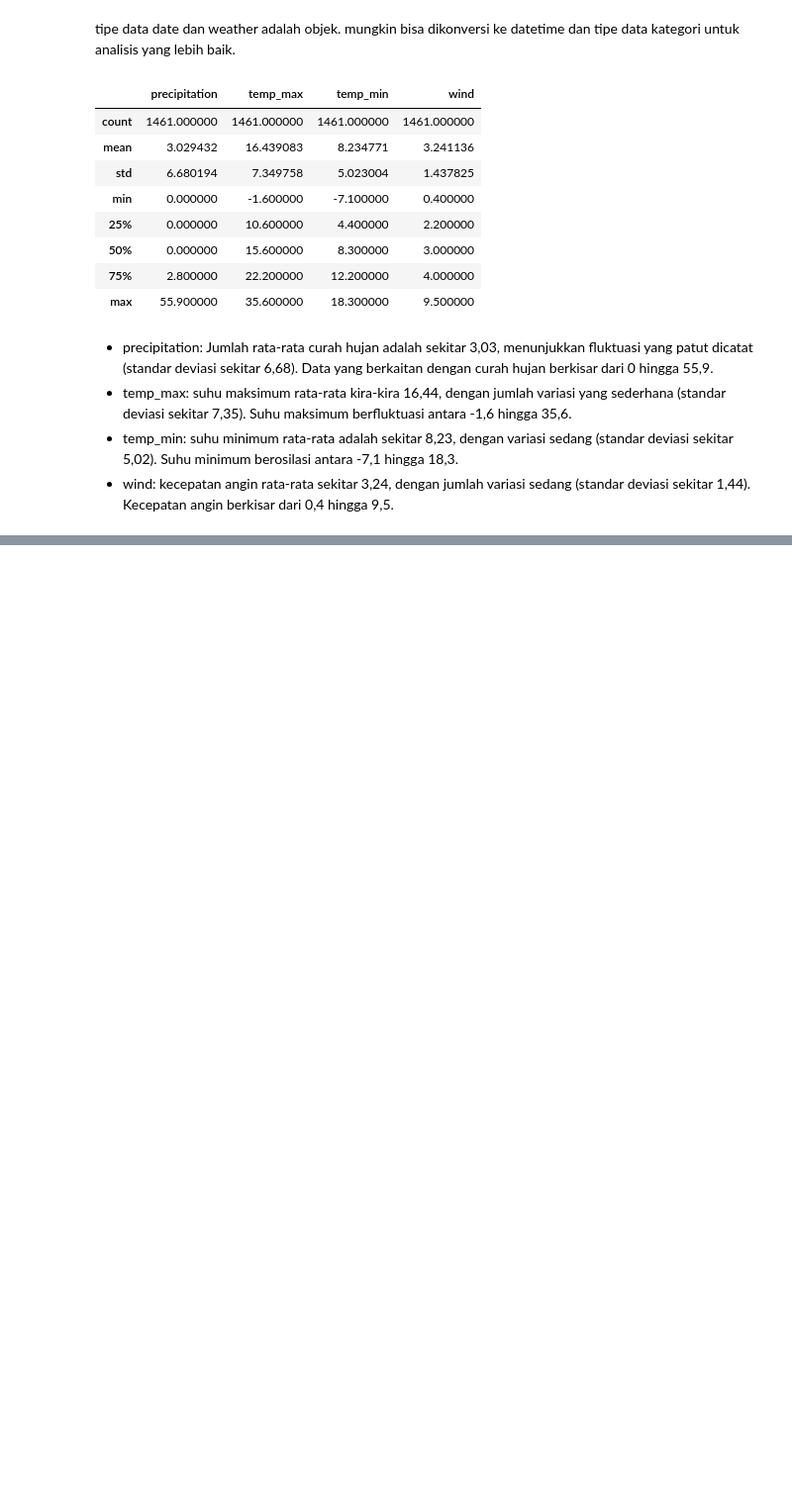
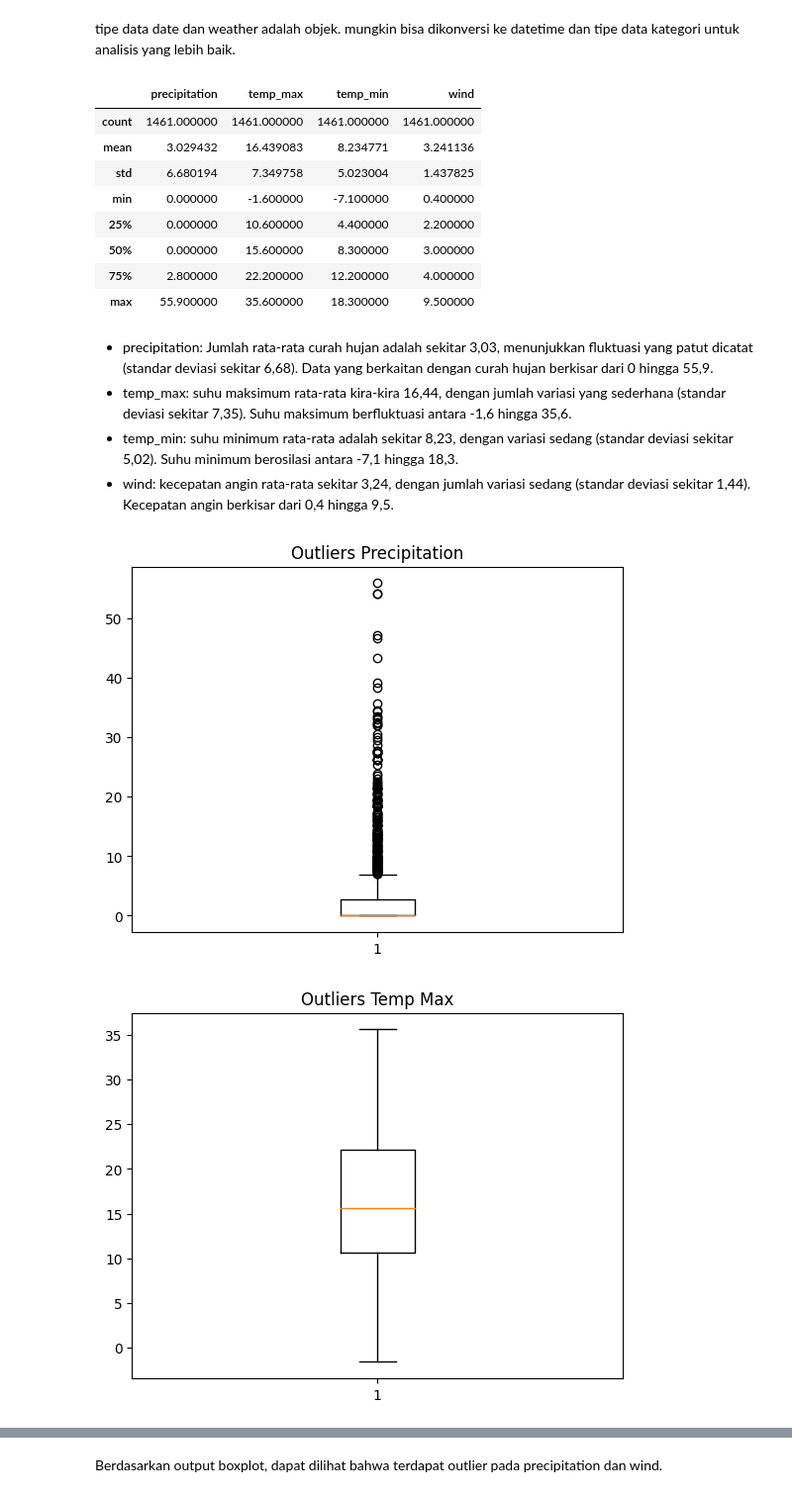
Before and after one commit to rezaldii/Diabetes-prediction, a Jupyter notebook: Weather-Prediction.ipynb, the cells around one changed output, grey strips where cells are left out. Shown: that part at 99% size. Drawn from its saved outputs; the diff is of its cells as text; code cells hidden in the pictures; blank space fills up the shorter version.

```diff
--- a/Weather-Prediction.ipynb
+++ b/Weather-Prediction.ipynb
@@ -69,3 +70,26 @@ df.describe()
 - temp_max: suhu maksimum rata-rata kira-kira 16,44, dengan jumlah variasi yang sederhana (standar deviasi sekitar 7,35). Suhu maksimum berfluktuasi antara -1,6 hingga 35,6.
 - temp_min: suhu minimum rata-rata adalah sekitar 8,23, dengan variasi sedang (standar deviasi sekitar 5,02). Suhu minimum berosilasi antara -7,1 hingga 18,3.
 - wind: kecepatan angin rata-rata sekitar 3,24, dengan jumlah variasi sedang (standar deviasi sekitar 1,44). Kecepatan angin berkisar dari 0,4 hingga 9,5.
+# %%
+# Check outliers precipitation
+plt.boxplot(df["precipitation"])
+plt.title("Outliers Precipitation")
+plt.show()
+
+# Check outliers temp_max
+plt.boxplot(df["temp_max"])
+plt.title("Outliers Temp Max")
+plt.show()
+
+# Check outliers temp_min
+plt.boxplot(df["temp_min"])
+plt.title("Outliers Temp Min")
+plt.show()
+
+# Check outliers wind
+plt.boxplot(df["wind"])
+plt.title("Outliers Wind")
+plt.show()
+# %% [output]
+[figure, added]
+[figure, added]
@@ -71,0 +98,2 @@ df.describe()
+# %% [markdown]
+Berdasarkan output boxplot, dapat dilihat bahwa terdapat outlier pada precipitation dan wind.
```
Also changed, not shown: parts of 8 cells of this notebook.
